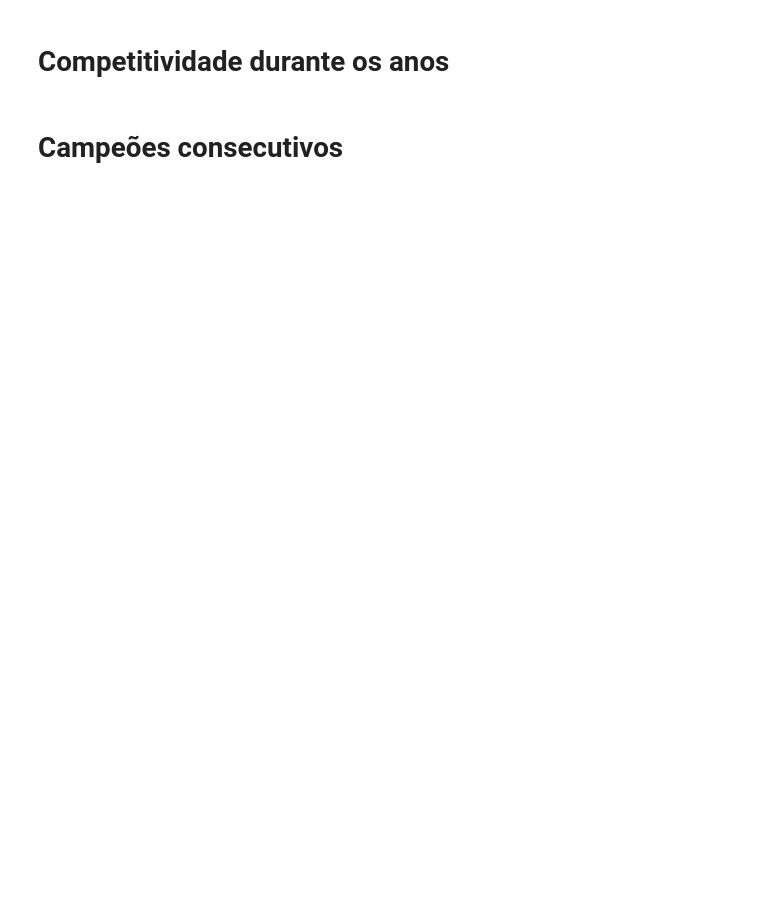
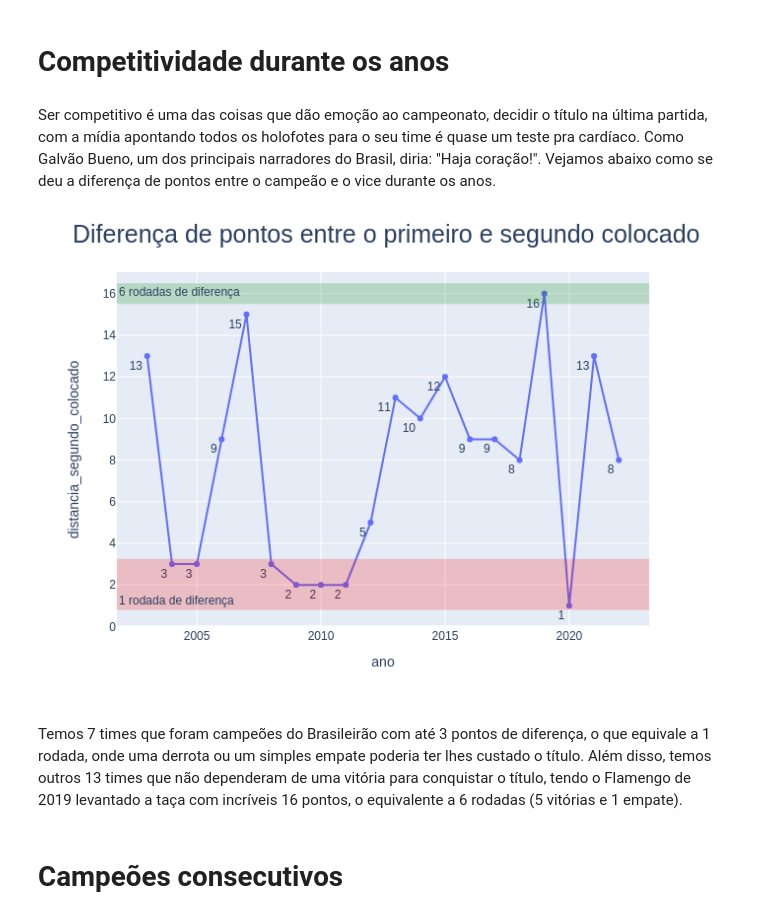
Before and after one commit to dnsrsdata/EDA_Futebol_Brasileiro, a Jupyter notebook: notebooks/EDA.ipynb, the cells around one changed output. Saved outputs shown, nothing was run; the diff lists cells and outputs as text; code cells hidden in the pictures; blank space fills up the shorter version.

```diff
--- a/notebooks/EDA.ipynb
+++ b/notebooks/EDA.ipynb
@@ -486,3 +568,20 @@ fig.add_hrect(y0=15.50,
+# %% [markdown]
+Ser competitivo é uma das coisas que dão emoção ao campeonato, decidir o título
+na última partida, com a mídia apontando todos os holofotes para o seu time é
+quase um teste pra cardíaco. Como Galvão Bueno, um dos principais narradores do
+Brasil, diria: "Haja coração!". Vejamos abaixo como se deu a diferença de pontos
+entre o campeão e o vice durante os anos.
+# %%
+fig = plotar_diferenca_segundo_colocado(tabela_times_campeoes)
+fig.show("png")
+# %% [output]
+[figure, added]
+# %% [markdown]
+Temos 7 times que foram campeões do Brasileirão com até 3 pontos de diferença,
+o que equivale a 1 rodada, onde uma derrota ou um simples empate poderia ter
+lhes custado o título. Além disso, temos outros 13 times que não dependeram de
+uma vitória para conquistar o título, tendo o Flamengo de 2019 levantado a taça
+com incríveis 16 pontos, o equivalente a 6 rodadas (5 vitórias e 1 empate).
 # %% [markdown]
 <a id='ano-consecutivo'></a>
 # Campeões consecutivos
```
Also changed, not shown: parts of 13 cells of this notebook.
